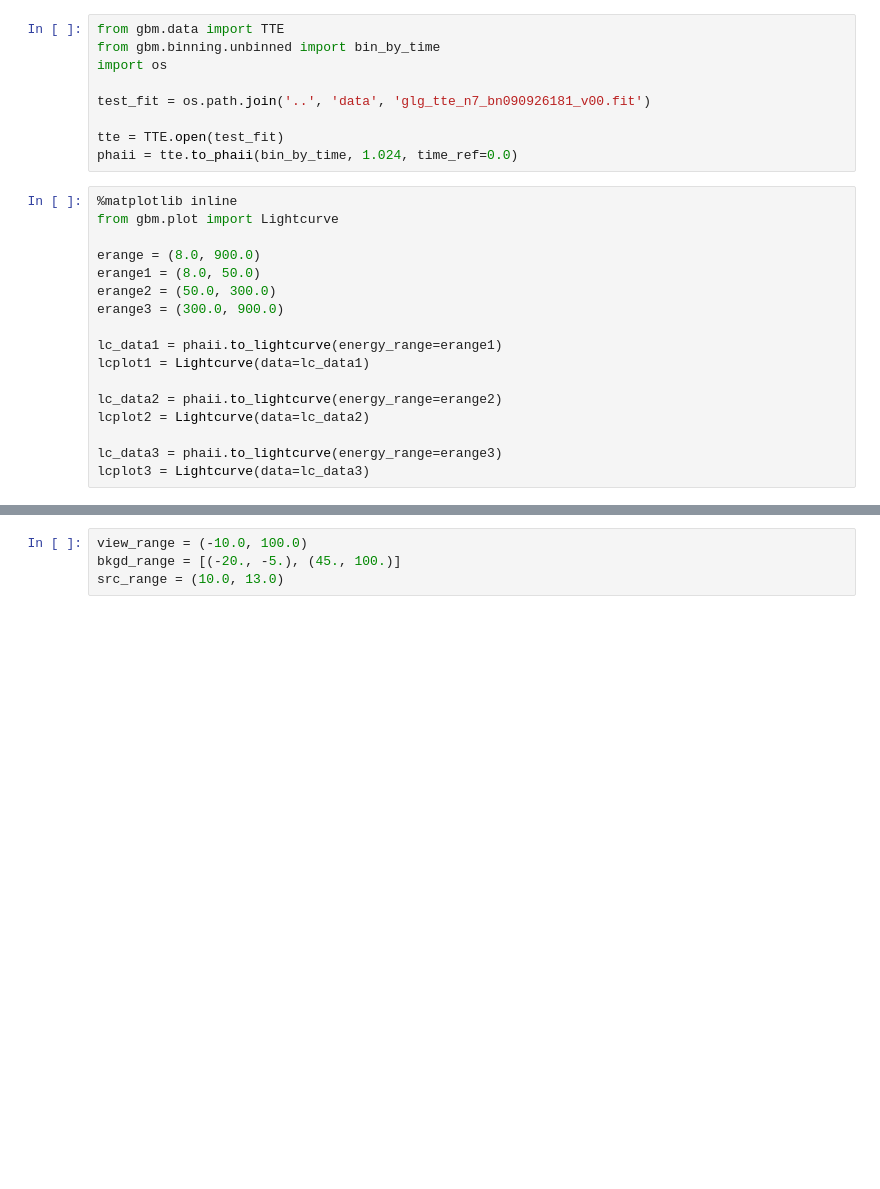
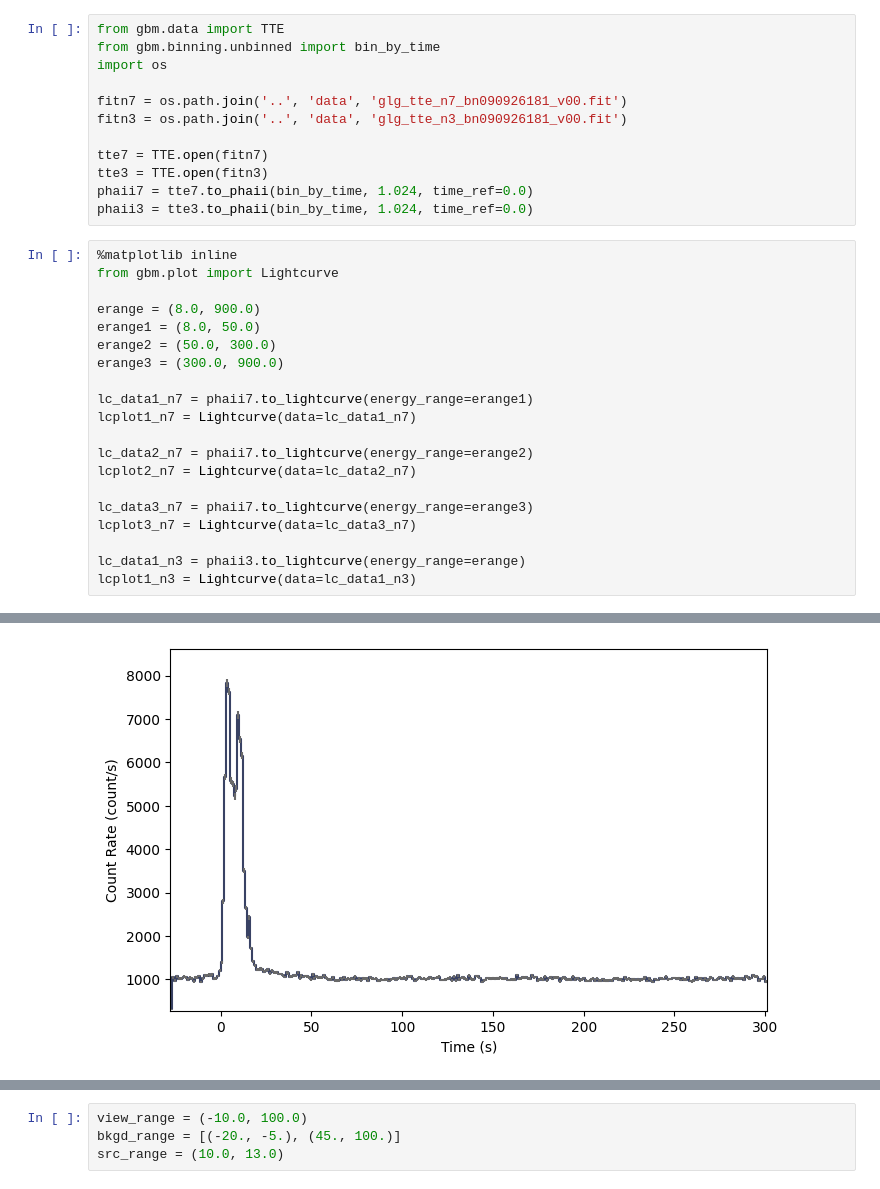
Before and after one commit to Reegh/Astro-GRBs, a Jupyter notebook: LightCurve_Test/bn090926181.ipynb, the cells around one changed output, grey strips where cells are left out. Saved outputs shown, nothing was run; the diff lists cells and outputs as text; blank space fills up the shorter version.

```diff
--- a/LightCurve_Test/bn090926181.ipynb
+++ b/LightCurve_Test/bn090926181.ipynb
@@ -3,31 +3,38 @@ from gbm.data import TTE
 from gbm.binning.unbinned import bin_by_time
 import os
 
-test_fit = os.path.join('..', 'data', 'glg_tte_n7_bn090926181_v00.fit')
+fitn7 = os.path.join('..', 'data', 'glg_tte_n7_bn090926181_v00.fit')
+fitn3 = os.path.join('..', 'data', 'glg_tte_n3_bn090926181_v00.fit')
 
-tte = TTE.open(test_fit)
-phaii = tte.to_phaii(bin_by_time, 1.024, time_ref=0.0)
+tte7 = TTE.open(fitn7)
+tte3 = TTE.open(fitn3)
+phaii7 = tte7.to_phaii(bin_by_time, 1.024, time_ref=0.0)
+phaii3 = tte3.to_phaii(bin_by_time, 1.024, time_ref=0.0)
 # %%
 %matplotlib inline
 from gbm.plot import Lightcurve
 
 erange = (8.0, 900.0)
 erange1 = (8.0, 50.0)
 erange2 = (50.0, 300.0)
 erange3 = (300.0, 900.0)
 
-lc_data1 = phaii.to_lightcurve(energy_range=erange1)
-lcplot1 = Lightcurve(data=lc_data1)
+lc_data1_n7 = phaii7.to_lightcurve(energy_range=erange1)
+lcplot1_n7 = Lightcurve(data=lc_data1_n7)
 
-lc_data2 = phaii.to_lightcurve(energy_range=erange2)
-lcplot2 = Lightcurve(data=lc_data2)
+lc_data2_n7 = phaii7.to_lightcurve(energy_range=erange2)
+lcplot2_n7 = Lightcurve(data=lc_data2_n7)
 
-lc_data3 = phaii.to_lightcurve(energy_range=erange3)
-lcplot3 = Lightcurve(data=lc_data3)
+lc_data3_n7 = phaii7.to_lightcurve(energy_range=erange3)
+lcplot3_n7 = Lightcurve(data=lc_data3_n7)
+
+lc_data1_n3 = phaii3.to_lightcurve(energy_range=erange)
+lcplot1_n3 = Lightcurve(data=lc_data1_n3)
 # %% [output]
 [figure]
 [figure]
 [figure]
+[figure, added]
 # %%
 from gbm.data import Cspec, GbmDetectorCollection
 
```
Also changed, not shown: parts of 11 cells of this notebook, 4 other files.
